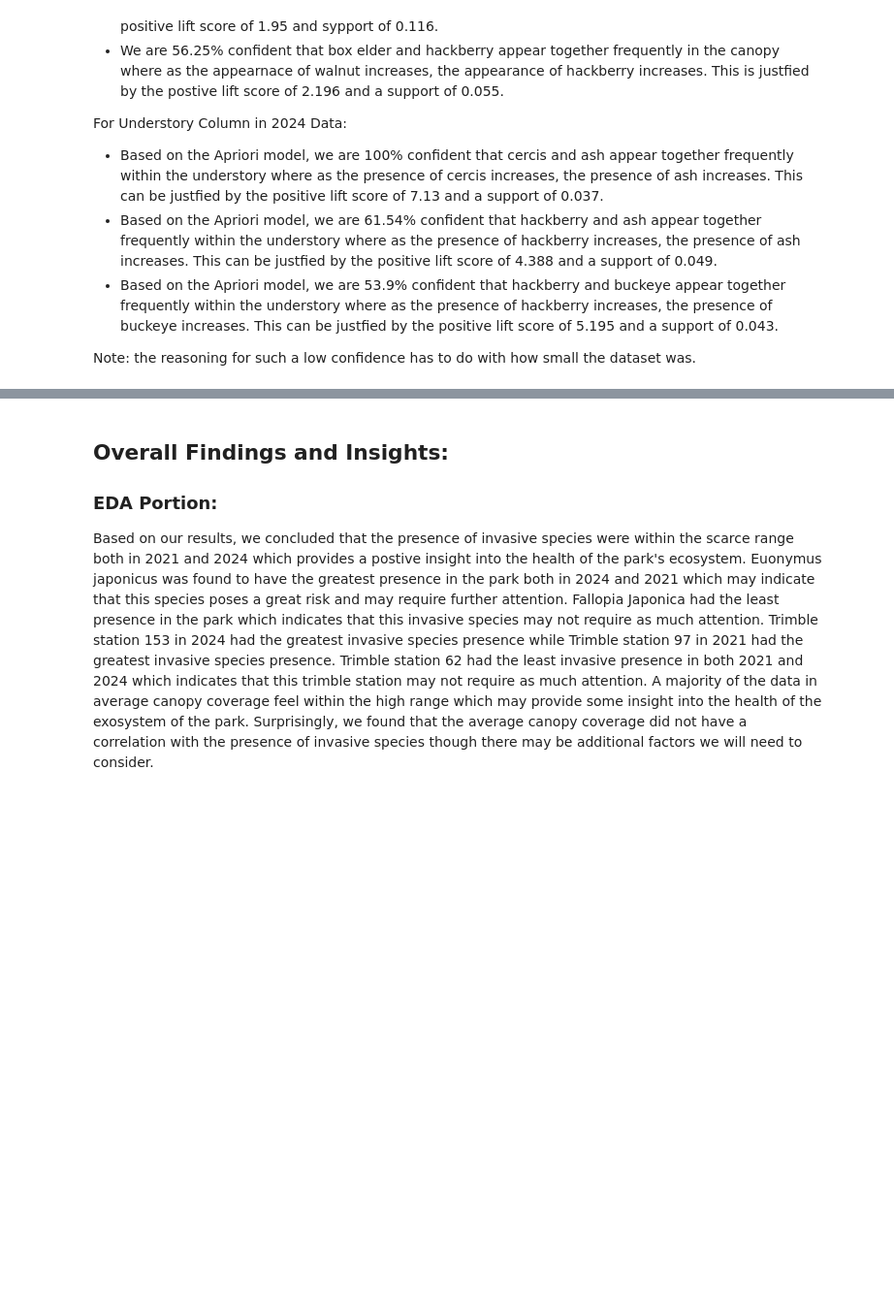
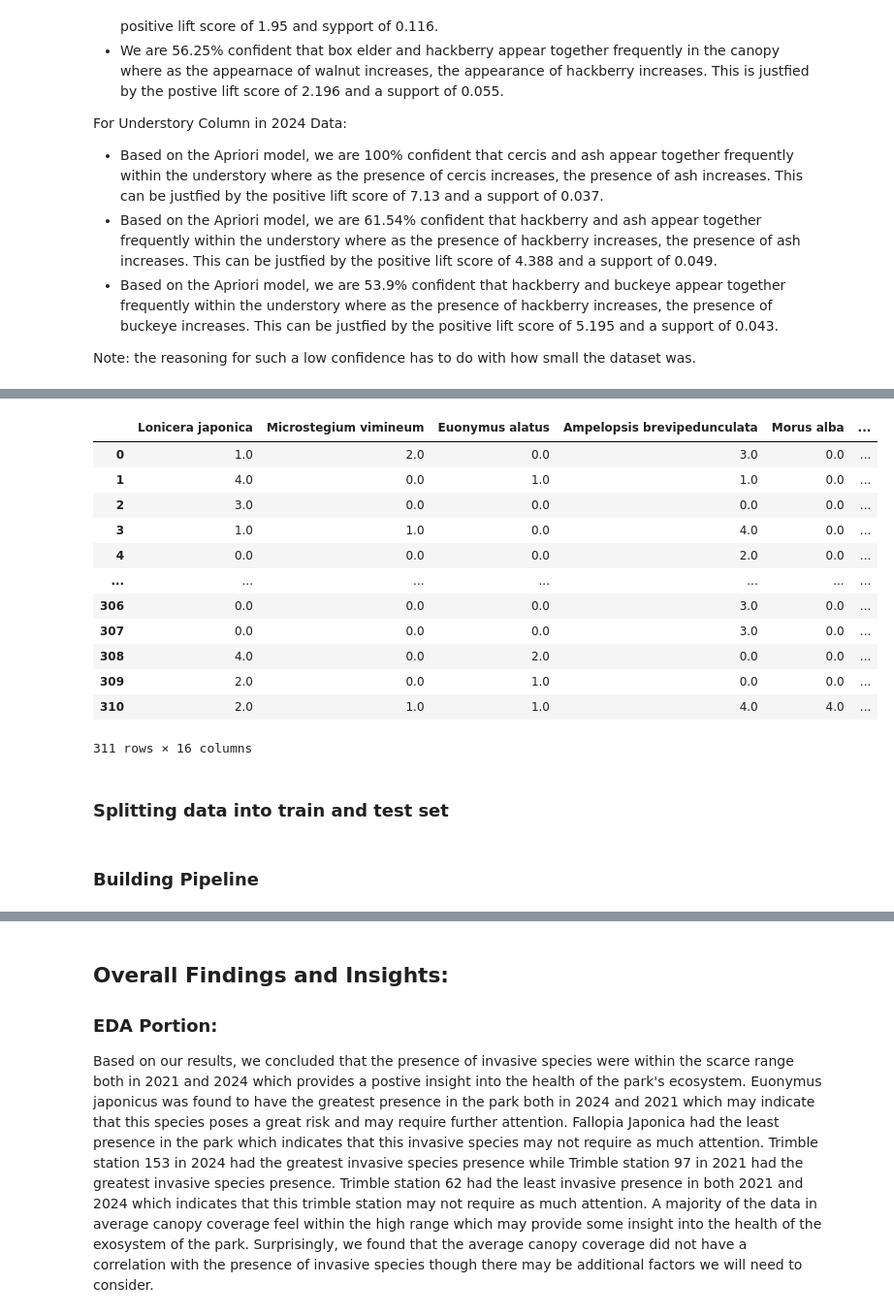
Before and after one commit to Graviton12/CS-430-Group-Project, a Jupyter notebook: Cherokee_Park_2024_and_2021_EDA.ipynb, the cells around one changed output, grey strips where cells are left out. Shown at 97% size. Saved outputs shown, nothing was run; the diff lists cells and outputs as text; code cells hidden in the pictures; blank space fills up the shorter version.

```diff
--- a/Cherokee_Park_2024_and_2021_EDA.ipynb
+++ b/Cherokee_Park_2024_and_2021_EDA.ipynb
@@ -1663,0 +1855,3 @@ Note: the reasoning for such a low confidence has to do with how small the datas
+# %%
+#adding a column for cluster into the data
+olmstead_encoded['cluster'] = kmeans_labels
@@ -1663,0 +1876,3 @@ Note: the reasoning for such a low confidence has to do with how small the datas
+# %%
+#creating a column 'invasive_species_sum' based on summing columns 1-17
+olmstead_encoded['invasive_species_sum'] = olmstead_encoded.iloc[:, 1:17].sum(axis=1)
@@ -1663,0 +1890,19 @@ Note: the reasoning for such a low confidence has to do with how small the datas
+# %%
+# looking at the columns that pertain to the invasive species
+olmstead_encoded.iloc[:,1:17]
+# %% [output]
+|  | Lonicera japonica | Microstegium vimineum | Euonymus alatus | Ampelopsis brevipedunculata | Morus alba | ... |
+| 0 | 1.0 | 2.0 | 0.0 | 3.0 | 0.0 | ... |
+| 1 | 4.0 | 0.0 | 1.0 | 1.0 | 0.0 | ... |
+| 2 | 3.0 | 0.0 | 0.0 | 0.0 | 0.0 | ... |
+| 3 | 1.0 | 1.0 | 0.0 | 4.0 | 0.0 | ... |
+| 4 | 0.0 | 0.0 | 0.0 | 2.0 | 0.0 | ... |
+| ... | ... | ... | ... | ... | ... | ... |
+| 306 | 0.0 | 0.0 | 0.0 | 3.0 | 0.0 | ... |
+| 307 | 0.0 | 0.0 | 0.0 | 3.0 | 0.0 | ... |
+| 308 | 4.0 | 0.0 | 2.0 | 0.0 | 0.0 | ... |
+| 309 | 2.0 | 0.0 | 1.0 | 0.0 | 0.0 | ... |
+| 310 | 2.0 | 1.0 | 1.0 | 4.0 | 4.0 | ... |
+311 rows × 16 columns
+# %% [markdown]
+### Splitting data into train and test set
@@ -1663,0 +1916,2 @@ Note: the reasoning for such a low confidence has to do with how small the datas
+# %% [markdown]
+### Building Pipeline
```
Also changed, not shown: parts of 45 cells of this notebook.
